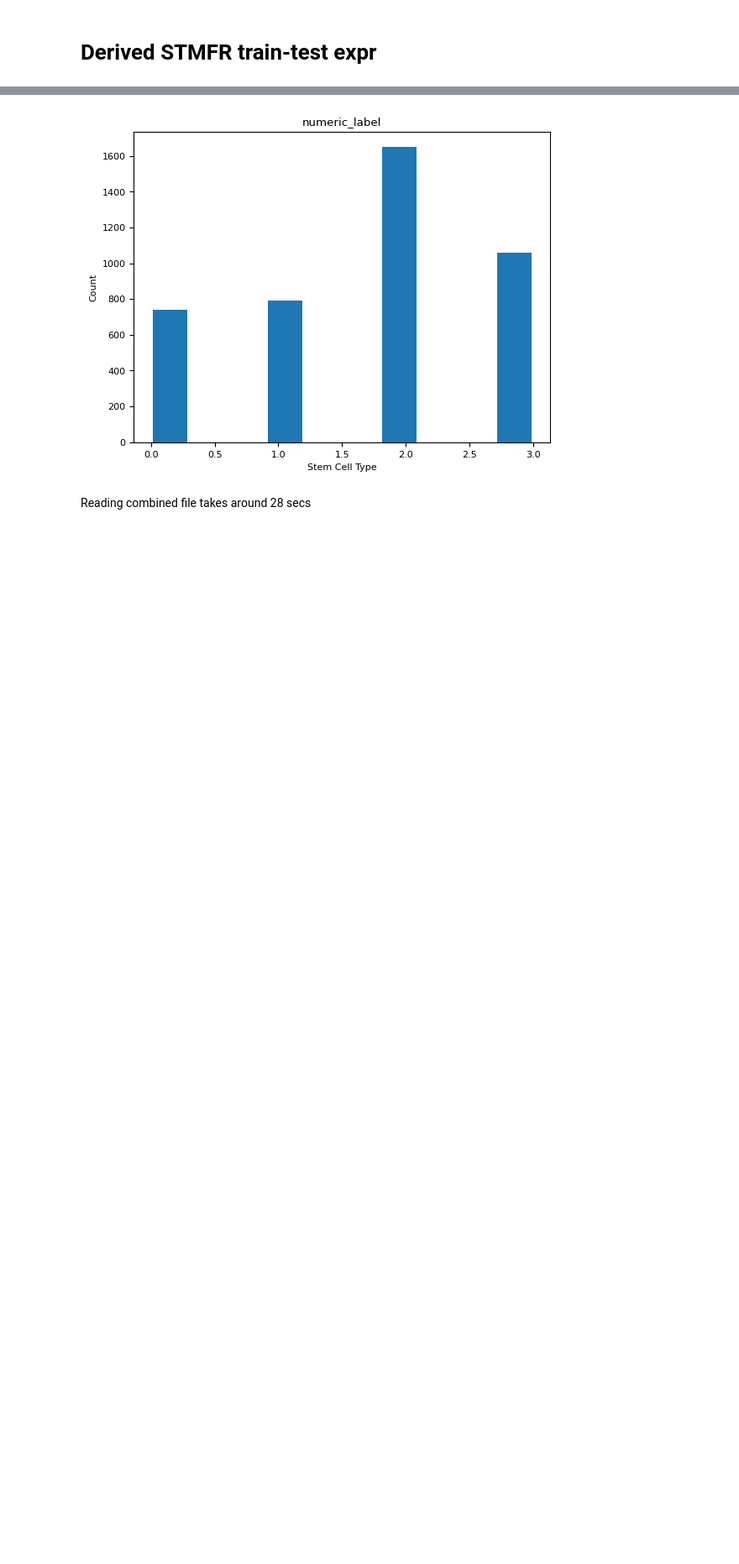
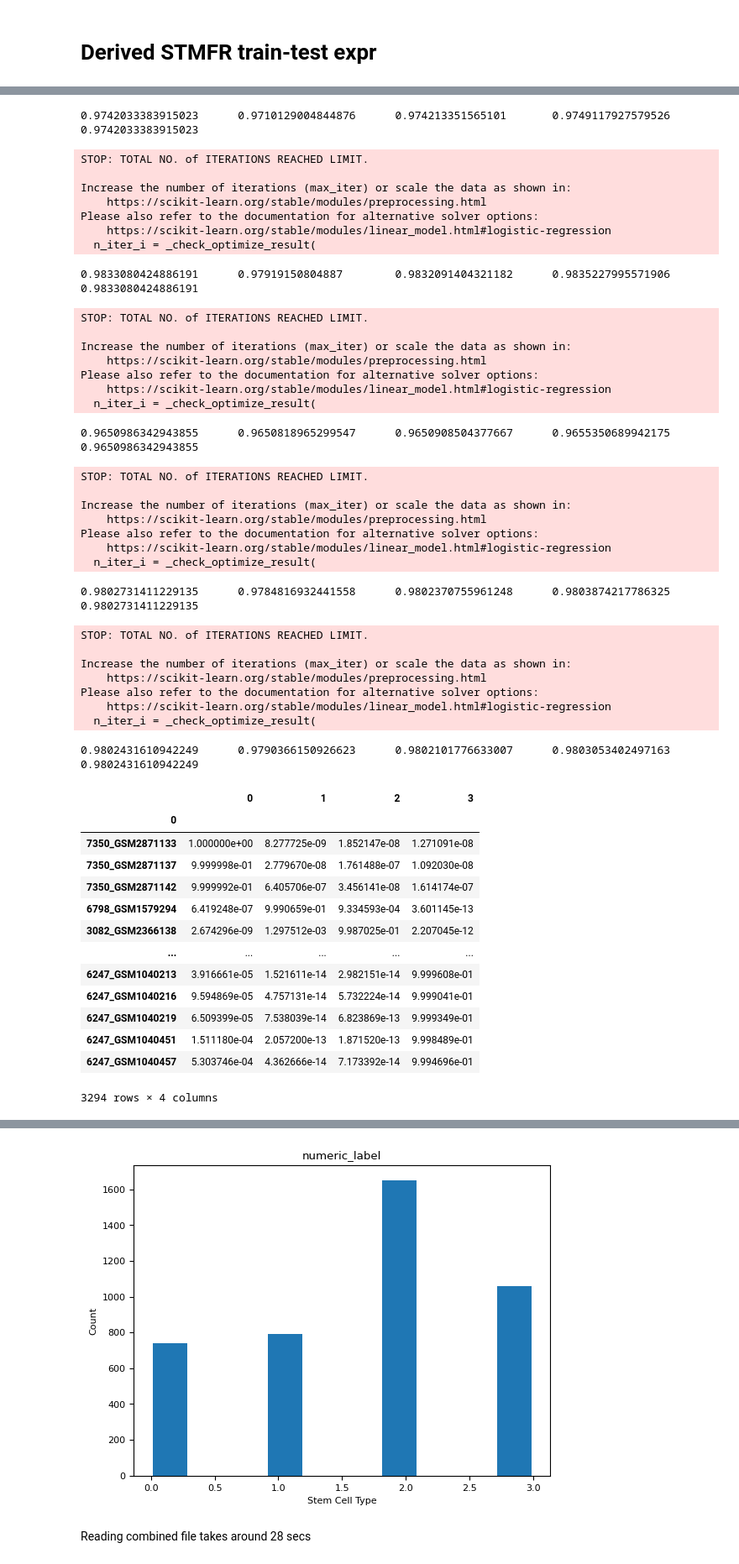
Before and after one commit to bhaveshneekhra/model_agreement, a Jupyter notebook: model_agreement.ipynb, the cells around one changed output, grey strips where cells are left out. Shown at 84% size. Saved outputs shown, nothing was run; the diff lists cells and outputs as text; code cells hidden in the pictures; blank space fills up the shorter version.

Commit message:
probs for mismatched samples

```diff
--- a/model_agreement.ipynb
+++ b/model_agreement.ipynb
@@ -988,5 +1024,8 @@ check_derived_stmfr(stmfr_curr_round_labelled)
 # %%
+
 def get_probs(df):
+
+    stmfr_test_probs_all = pd.DataFrame()
 
     x = df.iloc[:, :-1]
     y = df['numeric_label']
@@ -1009,7 +1048,7 @@ def get_probs(df):
         # y_test = derived_stmfr_test_df['numeric_label']
 
         # model = LogisticRegression(n_jobs=-1, max_iter=250)
-        model = get_model("LR")
+        model = get_model(model_name)
 
         # fit model
         model.fit(X_train, y_train)
@@ -1055,6 +1094,10 @@ def get_probs(df):
         # stmfr_train_probs = pd.concat([X_train, stmfr_train_probs], axis=1)
         fname = "stmfr_test_probs_"+str(i)+".csv"
         # print(fname, i)
-        stmfr_test_probs.iloc[:,-4:].to_csv(fname)
+        stmfr_test_probs_all = pd.concat([stmfr_test_probs_all, pd.DataFrame(stmfr_test_probs.iloc[:,-4:])])
+
+        # stmfr_test_probs.iloc[:,-4:].to_csv(fname)
         i = i + 1
         # stmfr_train_probs.iloc[:,-4:].to_csv("stmfr_train_probs.csv")
+
+    return stmfr_test_probs_all
@@ -1103,0 +1104,4 @@ Please also refer to the documentation for alternative solver options:
+# %%
+stmfr_test_probs_all = get_probs(df)
+stmfr_test_probs_all
+# %% [output]
@@ -1103,0 +1115,47 @@ Please also refer to the documentation for alternative solver options:
+0.9742033383915023      0.9710129004844876      0.974213351565101       0.9749117927579526      0.9742033383915023
+STOP: TOTAL NO. of ITERATIONS REACHED LIMIT.
+
+Increase the number of iterations (max_iter) or scale the data as shown in:
+    https://scikit-learn.org/stable/modules/preprocessing.html
+Please also refer to the documentation for alternative solver options:
+    https://scikit-learn.org/stable/modules/linear_model.html#logistic-regression
+  n_iter_i = _check_optimize_result(
+0.9833080424886191      0.97919150804887        0.9832091404321182      0.9835227995571906      0.9833080424886191
+STOP: TOTAL NO. of ITERATIONS REACHED LIMIT.
+
+Increase the number of iterations (max_iter) or scale the data as shown in:
+    https://scikit-learn.org/stable/modules/preprocessing.html
+Please also refer to the documentation for alternative solver options:
+    https://scikit-learn.org/stable/modules/linear_model.html#logistic-regression
+  n_iter_i = _check_optimize_result(
+0.9650986342943855      0.9650818965299547      0.9650908504377667      0.9655350689942175      0.9650986342943855
+STOP: TOTAL NO. of ITERATIONS REACHED LIMIT.
+
+Increase the number of iterations (max_iter) or scale the data as shown in:
+    https://scikit-learn.org/stable/modules/preprocessing.html
+Please also refer to the documentation for alternative solver options:
+    https://scikit-learn.org/stable/modules/linear_model.html#logistic-regression
+  n_iter_i = _check_optimize_result(
+0.9802731411229135      0.9784816932441558      0.9802370755961248      0.9803874217786325      0.9802731411229135
+STOP: TOTAL NO. of ITERATIONS REACHED LIMIT.
+
+Increase the number of iterations (max_iter) or scale the data as shown in:
+    https://scikit-learn.org/stable/modules/preprocessing.html
+Please also refer to the documentation for alternative solver options:
+    https://scikit-learn.org/stable/modules/linear_model.html#logistic-regression
+  n_iter_i = _check_optimize_result(
+0.9802431610942249      0.9790366150926623      0.9802101776633007      0.9803053402497163      0.9802431610942249
+|  | 0 | 1 | 2 | 3 |
+| 0 |  |  |  |  |
+| 7350_GSM2871133 | 1.000000e+00 | 8.277725e-09 | 1.852147e-08 | 1.271091e-08 |
+| 7350_GSM2871137 | 9.999998e-01 | 2.779670e-08 | 1.761488e-07 | 1.092030e-08 |
+| 7350_GSM2871142 | 9.999992e-01 | 6.405706e-07 | 3.456141e-08 | 1.614174e-07 |
+| 6798_GSM1579294 | 6.419248e-07 | 9.990659e-01 | 9.334593e-04 | 3.601145e-13 |
+| 3082_GSM2366138 | 2.674296e-09 | 1.297512e-03 | 9.987025e-01 | 2.207045e-12 |
+| ... | ... | ... | ... | ... |
+| 6247_GSM1040213 | 3.916661e-05 | 1.521611e-14 | 2.982151e-14 | 9.999608e-01 |
+| 6247_GSM1040216 | 9.594869e-05 | 4.757131e-14 | 5.732224e-14 | 9.999041e-01 |
+| 6247_GSM1040219 | 6.509399e-05 | 7.538039e-14 | 6.823869e-13 | 9.999349e-01 |
+| 6247_GSM1040451 | 1.511180e-04 | 2.057200e-13 | 1.871520e-13 | 9.998489e-01 |
+| 6247_GSM1040457 | 5.303746e-04 | 4.362666e-14 | 7.173392e-14 | 9.994696e-01 |
+3294 rows × 4 columns
```
Also changed, not shown: parts of 34 cells of this notebook.
